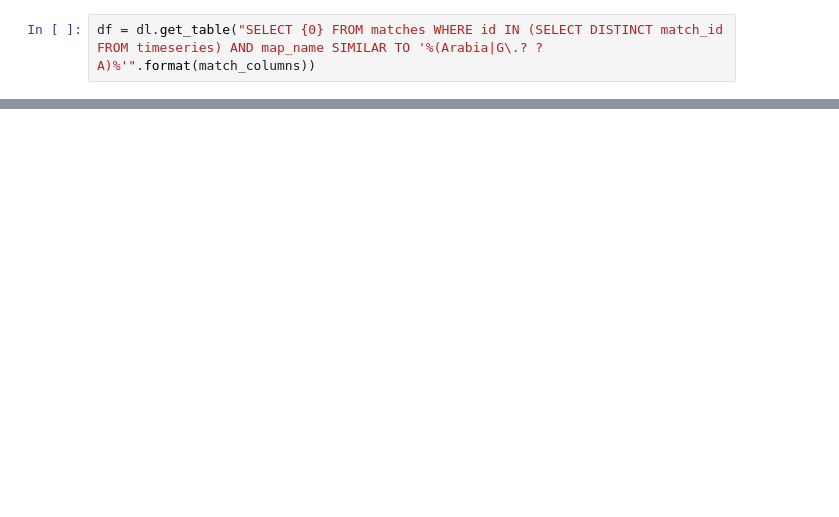
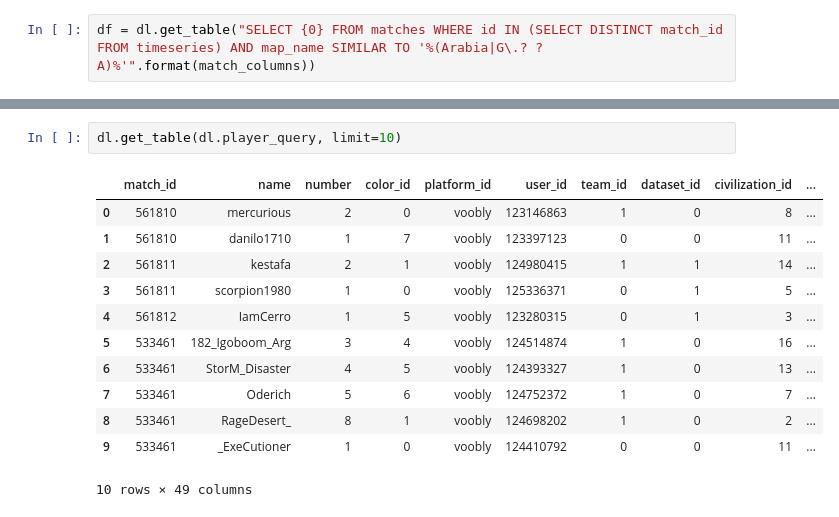
Before and after one commit to benbranchflower/aoepredict, a Jupyter notebook: EDA.ipynb, the cells around one changed output, grey strips where cells are left out. Drawn from its saved outputs; the diff is of its cells as text; blank space fills up the shorter version.

```diff
--- a/EDA.ipynb
+++ b/EDA.ipynb
@@ -150,0 +391,15 @@ Name: map_name, dtype: int64
+# %%
+dl.get_table(dl.player_query, limit=10)
+# %% [output]
+|  | match_id | name | number | color_id | platform_id | user_id | team_id | dataset_id | civilization_id | ... |
+| 0 | 561810 | mercurious | 2 | 0 | voobly | 123146863 | 1 | 0 | 8 | ... |
+| 1 | 561810 | danilo1710 | 1 | 7 | voobly | 123397123 | 0 | 0 | 11 | ... |
+| 2 | 561811 | kestafa | 2 | 1 | voobly | 124980415 | 1 | 1 | 14 | ... |
+| 3 | 561811 | scorpion1980 | 1 | 0 | voobly | 125336371 | 0 | 1 | 5 | ... |
+| 4 | 561812 | IamCerro | 1 | 5 | voobly | 123280315 | 0 | 1 | 3 | ... |
+| 5 | 533461 | 182_Igoboom_Arg | 3 | 4 | voobly | 124514874 | 1 | 0 | 16 | ... |
+| 6 | 533461 | StorM_Disaster | 4 | 5 | voobly | 124393327 | 1 | 0 | 13 | ... |
+| 7 | 533461 | Oderich | 5 | 6 | voobly | 124752372 | 1 | 0 | 7 | ... |
+| 8 | 533461 | RageDesert_ | 8 | 1 | voobly | 124698202 | 1 | 0 | 2 | ... |
+| 9 | 533461 | _ExeCutioner | 1 | 0 | voobly | 124410792 | 0 | 0 | 11 | ... |
+10 rows × 49 columns
```
Also changed, not shown: parts of 33 cells of this notebook.
